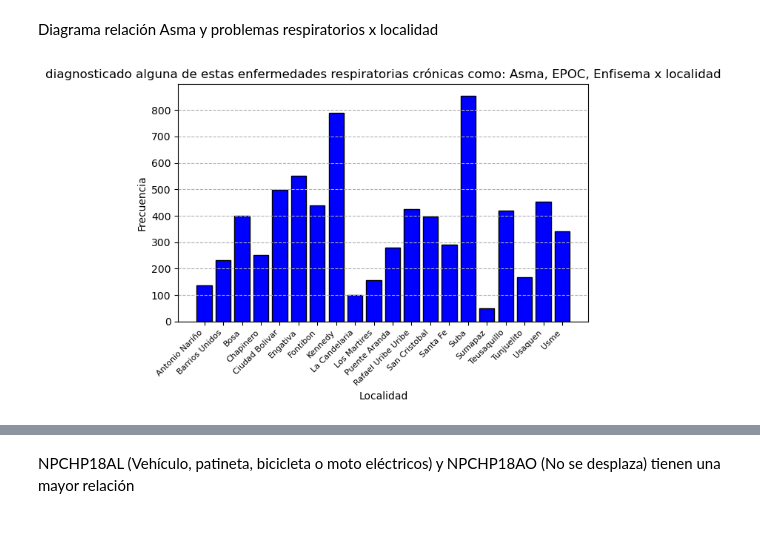
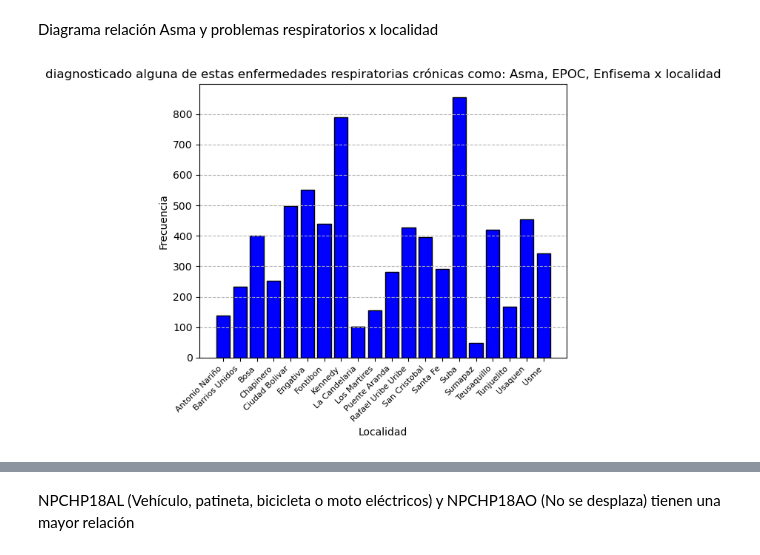
Before and after one commit to Paolaaaaaa/Proyecto-2-BI-Asma-Datos-2, a Jupyter notebook: Analisis_de_datos_ASMA.ipynb, the cells around one changed output, grey strips where cells are left out. Saved outputs shown, nothing was run; the diff lists cells and outputs as text; code cells hidden in the pictures; blank space fills up the shorter version.

```diff
--- a/Analisis_de_datos_ASMA.ipynb
+++ b/Analisis_de_datos_ASMA.ipynb
@@ -156,15 +156,14 @@ import matplotlib.pyplot as plt
 # %%
 value_counts = df_asma_bogota['NOMBRE_LOCALIDAD'].value_counts().sort_index()
 plt.bar(value_counts.index, value_counts.values, color='blue', edgecolor='black')
 plt.xlabel('Localidad')
 plt.ylabel('Frecuencia')
 plt.title('diagnosticado alguna de estas enfermedades respiratorias crónicas como: Asma, EPOC, Enfisema x localidad')
 plt.xticks(rotation=45, ha='right', fontsize=8)
 plt.grid(axis='y', linestyle='--')
-plt.tight_layout()
 plt.show()
 # %% [output]
-[figure, old version]
+[figure, new version]
 # %%
 def corr_asma_transport(df):
     cols= ["NPCHP18AA", "NPCHP18AB", "NPCHP18AC", "NPCHP18AD", "NPCHP18AE", "NPCHP18AF", "NPCHP18AG", "NPCHP18AH", "NPCHP18AI", "NPCHP18AI1", "NPCHP18AJ", "NPCHP18AK", "NPCHP18AL", "NPCHP18AM", "NPCHP18AN", "NPCHP18AO"]
```
Also changed, not shown: parts of 4 cells of this notebook.
